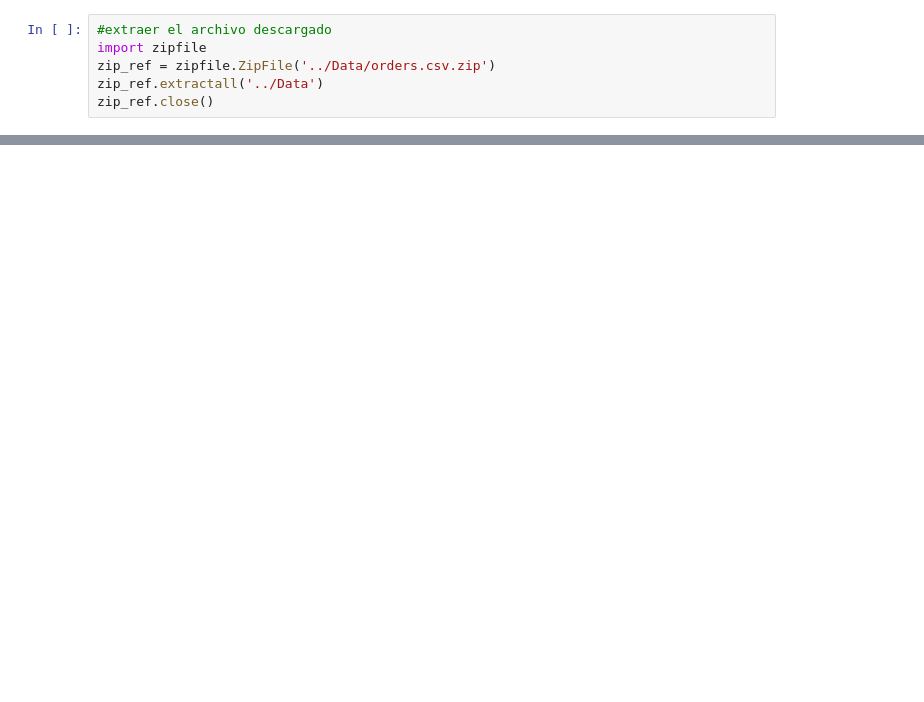
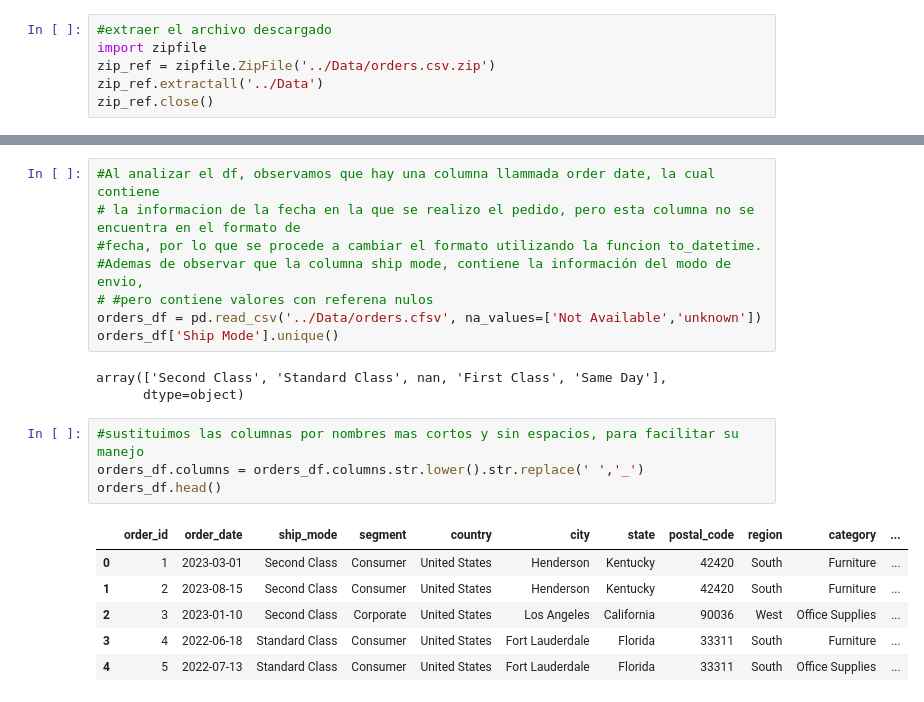
Before and after one commit to miguel-517/analisis_de_datos_pedidos, a Jupyter notebook: ETL/Python/orders_Data.ipynb, the cells around one changed output, grey strips where cells are left out. Drawn from its saved outputs; the diff is of its cells as text; blank space fills up the shorter version.

Commit message:
Limpieza de la información

```diff
--- a/ETL/Python/orders_Data.ipynb
+++ b/ETL/Python/orders_Data.ipynb
@@ -29,0 +56,22 @@ zip_ref.close()
+# %%
+#Al analizar el df, observamos que hay una columna llammada order date, la cual contiene
+# la informacion de la fecha en la que se realizo el pedido, pero esta columna no se encuentra en el formato de
+#fecha, por lo que se procede a cambiar el formato utilizando la funcion to_datetime.
+#Ademas de observar que la columna ship mode, contiene la información del modo de envio,
+# #pero contiene valores con referena nulos
+orders_df = pd.read_csv('../Data/orders.cfsv', na_values=['Not Available','unknown'])
+orders_df['Ship Mode'].unique()
+# %% [output]
+array(['Second Class', 'Standard Class', nan, 'First Class', 'Same Day'],
+      dtype=object)
+# %%
+#sustituimos las columnas por nombres mas cortos y sin espacios, para facilitar su manejo
+orders_df.columns = orders_df.columns.str.lower().str.replace(' ','_')
+orders_df.head()
+# %% [output]
+|  | order_id | order_date | ship_mode | segment | country | city | state | postal_code | region | category | ... |
+| 0 | 1 | 2023-03-01 | Second Class | Consumer | United States | Henderson | Kentucky | 42420 | South | Furniture | ... |
+| 1 | 2 | 2023-08-15 | Second Class | Consumer | United States | Henderson | Kentucky | 42420 | South | Furniture | ... |
+| 2 | 3 | 2023-01-10 | Second Class | Corporate | United States | Los Angeles | California | 90036 | West | Office Supplies | ... |
+| 3 | 4 | 2022-06-18 | Standard Class | Consumer | United States | Fort Lauderdale | Florida | 33311 | South | Furniture | ... |
+| 4 | 5 | 2022-07-13 | Standard Class | Consumer | United States | Fort Lauderdale | Florida | 33311 | South | Office Supplies | ... |
```
Also changed, not shown: parts of 6 cells of this notebook.
